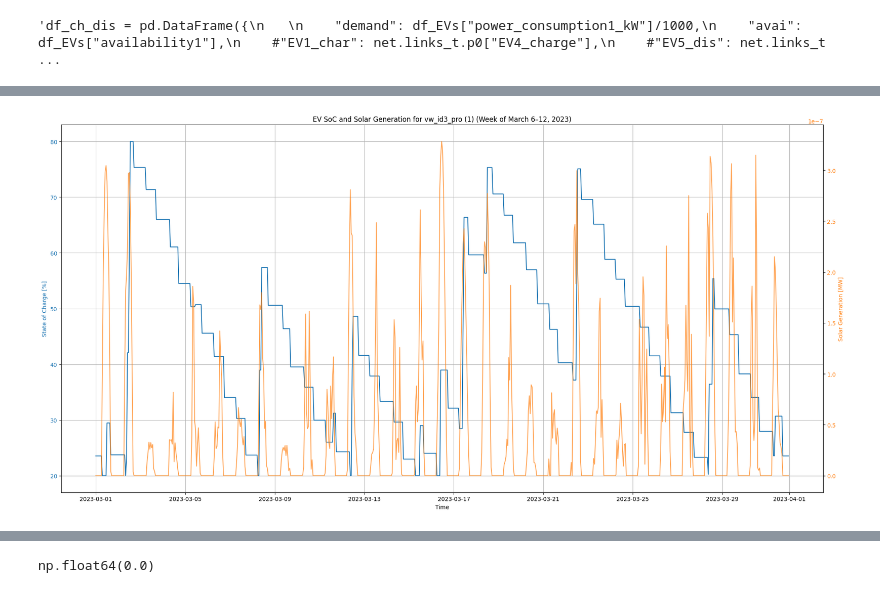
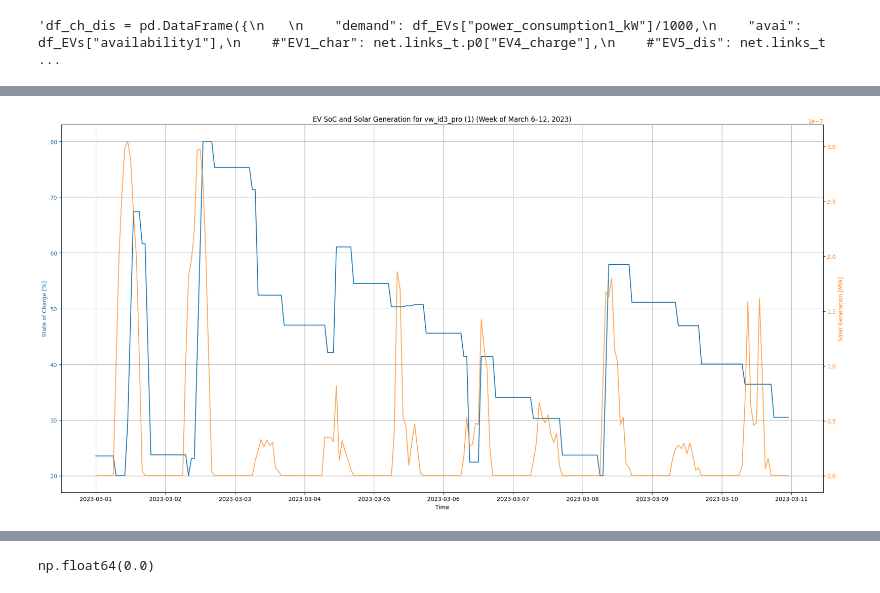
Before and after one commit to Moaztub/Master_thesis, a Jupyter notebook: base_shifted.ipynb, the cells around one changed output, grey strips where cells are left out. Drawn from its saved outputs; the diff is of its cells as text; code cells hidden in the pictures.

```diff
--- a/base_shifted.ipynb
+++ b/base_shifted.ipynb
@@ -417,11 +417,11 @@ net.add("Generator", "solar",
         bus="solar_bus",
         p_nom=1,
         p_max_pu= solar_gen["power[W]"],
-        marginal_cost= 0.02)   #*tou_price["E_price"])
+        marginal_cost= 104.5)   #*tou_price["E_price"])
 
 net.add("Generator", "Biomass",    # source: https://www.drax.com/opinion/the-role-of-biomass-in-securing-reliable-power-generation/#:~:text=globally
          bus="Biomass", p_nom=0.06,   # find a source how much percent should be based load covering
-         marginal_cost= 0.05)  #*tou_price["E_price"],  # source : zotero: biomass price
+         marginal_cost= 104.8)  #*tou_price["E_price"],  # source : zotero: biomass price
 # %% [output]
 Index(['Biomass'], dtype='object')
 # %% [markdown]
@@ -452,11 +452,11 @@ Index(['demand_flex_load'], dtype='object')
 # Links from GRID to LOADS
 # %%
 
-net.add("Link", "to_gewerbe",bus0="grid", bus1="demand_Gewerbe",p_nom=10, marginal_cost=200)
-net.add("Link", "to_houshold",bus0="grid", bus1="houshold",p_nom=10, marginal_cost=200)
-net.add("Link", "to_houshold_pv_storage",bus0="grid", bus1="houshold_pv_storage",p_nom=10, marginal_cost=200)
-net.add("Link", "to_Landswirtschaftsbetriebe",bus0="grid", bus1="Landswirtschaftsbetriebe",p_nom=10, marginal_cost=200)
-net.add("Link", "to_flex_load",bus0="grid", bus1="flex_load",p_nom=10, marginal_cost=200)
+net.add("Link", "to_gewerbe",bus0="grid", bus1="demand_Gewerbe",p_nom=10, marginal_cost=216)
+net.add("Link", "to_houshold",bus0="grid", bus1="houshold",p_nom=10, marginal_cost=216)
+net.add("Link", "to_houshold_pv_storage",bus0="grid", bus1="houshold_pv_storage",p_nom=10, marginal_cost=216)
+net.add("Link", "to_Landswirtschaftsbetriebe",bus0="grid", bus1="Landswirtschaftsbetriebe",p_nom=10, marginal_cost=216)
+net.add("Link", "to_flex_load",bus0="grid", bus1="flex_load",p_nom=10, marginal_cost=216)
 # %% [output]
 Index(['to_flex_load'], dtype='object')
 # %% [markdown]
@@ -517,6 +517,8 @@ for ev_name in charging_profiles.columns:
     load_name = f"{ev_id}_load"
     store_name = f"{ev_id}_store"
 
+    V2G_name = f"{ev_id}_discharge"
+
     availability = availability_profiles[ev_name]
 
 
@@ -534,7 +536,7 @@ for ev_name in charging_profiles.columns:
             bus0="grid",
             bus1=ev_bus,
             p_nom=0.011,
-            marginal_cost=200,
+            marginal_cost=216,
             committable=False)
 
     net.add("Link", Link_name,
@@ -550,6 +552,15 @@ for ev_name in charging_profiles.columns:
 
     net.links_t.p_max_pu[Link_name] = availability
     net.links_t.p_max_pu[link_name] = availability
+
+    net.add("Link", V2G_name,
+            bus0=ev_bus,
+            bus1="solar_bus",
+            p_nom=0.011,
+            marginal_cost= -70,
+            committable=False)
+
+    net.links_t.p_max_pu[V2G_name] = availability
 # %%
 
 '''ev_power = 13 / 1000
@@ -947,32 +1010,32 @@ store_id = f"{ev_id}_store"
 
 battery_capacity = battery_df.loc[ev_name, "e_nom_MWh"]
 soc_percent = (net.stores_t.e[store_id] / battery_capacity) * 100
 solar_power_mw = solar_gen["power[W]"] / 1e6
 
 start = "2023-03-01"
-end = "2023-03-31"
+end = "2023-03-10"
 
 soc_week = soc_percent.loc[start:end]
 solar_week = solar_power_mw.loc[start:end]
 
 fig, ax1 = plt.subplots(figsize=(20, 10))
 
 color = "tab:blue"
 ax1.plot(soc_week.index, soc_week, label="EV SoC [%]", color=color)
 ax1.set_xlabel("Time")
 ax1.set_ylabel("State of Charge [%]", color=color)
 ax1.tick_params(axis="y", labelcolor=color)
 ax1.grid(True)
 
 ax2 = ax1.twinx()
 color = "tab:orange"
 ax2.plot(solar_week.index, solar_week, label="Solar Generation [MW]", color=color, alpha=0.7)
 ax2.set_ylabel("Solar Generation [MW]", color=color)
 ax2.tick_params(axis="y", labelcolor=color)
 
 # Title
 plt.title(f"EV SoC and Solar Generation for {ev_name} (Week of March 6–12, 2023)")
 fig.tight_layout()
 plt.show()
 # %% [output]
-[figure, old version]
+[figure, new version]
```
Also changed, not shown: parts of 26 cells of this notebook.
